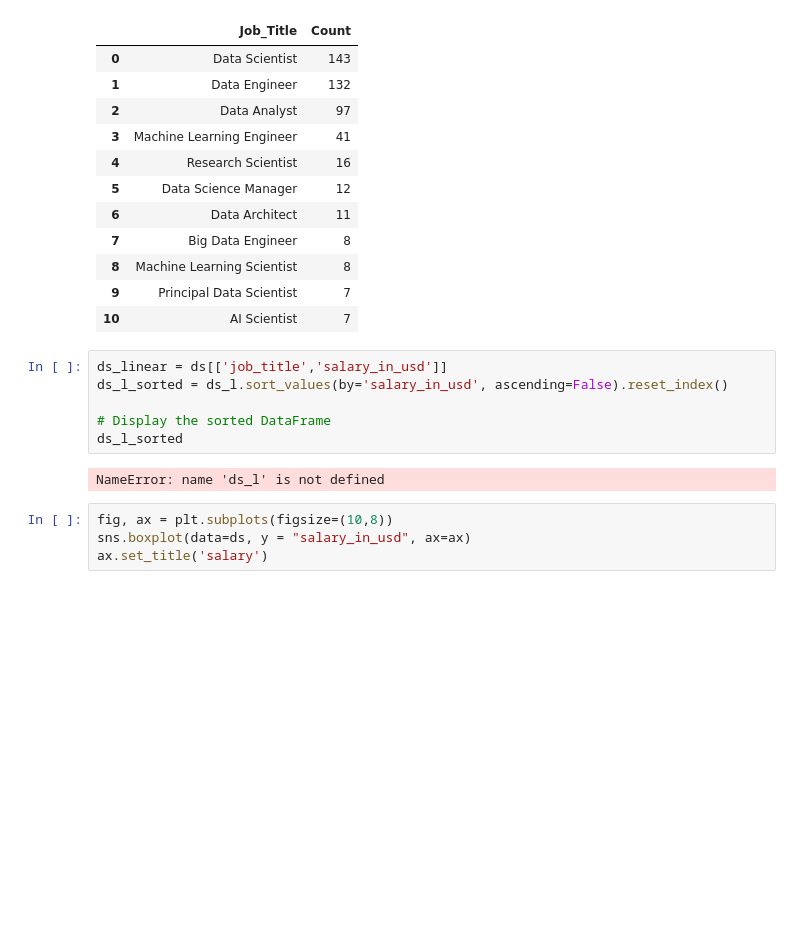
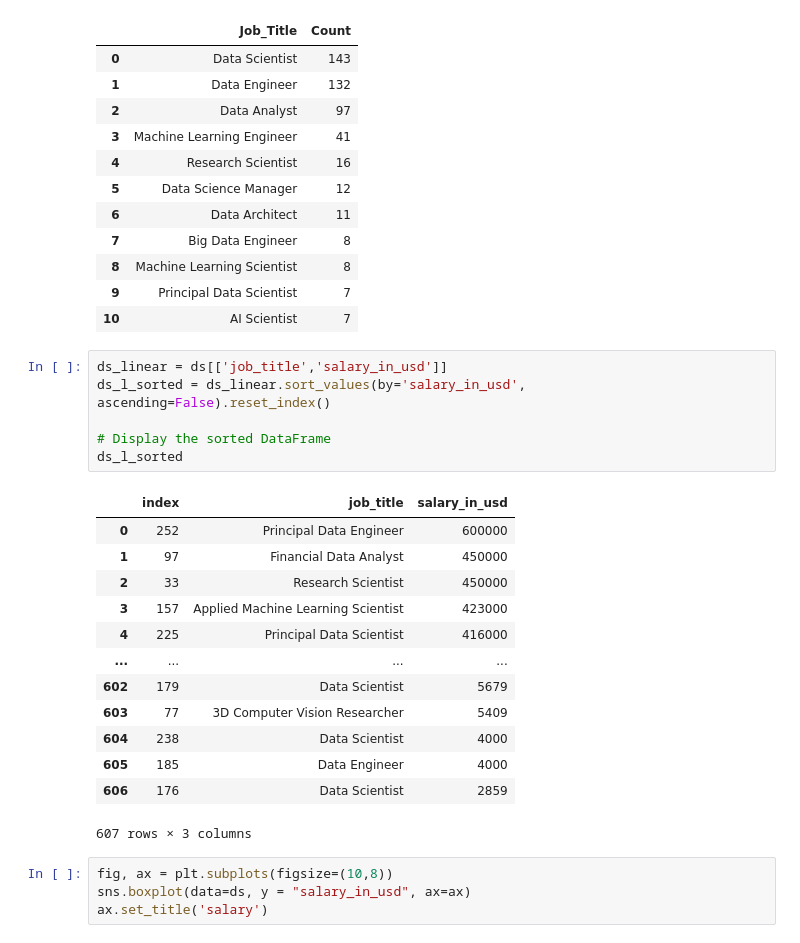
Before and after one commit to ed-gar-k/Phase-2-project, a Jupyter notebook: Untitled.ipynb, the cells around one changed output. Cells and saved outputs as stored; diff of their text form; blank space fills up the shorter version.

```diff
--- a/Untitled.ipynb
+++ b/Untitled.ipynb
@@ -170,12 +170,24 @@ unique_job_titles_df.head(11)
 | 10 | AI Scientist | 7 |
 # %%
 ds_linear = ds[['job_title','salary_in_usd']]
-ds_l_sorted = ds_l.sort_values(by='salary_in_usd', ascending=False).reset_index()
+ds_l_sorted = ds_linear.sort_values(by='salary_in_usd', ascending=False).reset_index()
 
 # Display the sorted DataFrame
 ds_l_sorted
 # %% [output]
+|  | index | job_title | salary_in_usd |
+| 0 | 252 | Principal Data Engineer | 600000 |
+| 1 | 97 | Financial Data Analyst | 450000 |
+| 2 | 33 | Research Scientist | 450000 |
+| 3 | 157 | Applied Machine Learning Scientist | 423000 |
+| 4 | 225 | Principal Data Scientist | 416000 |
+| ... | ... | ... | ... |
+| 602 | 179 | Data Scientist | 5679 |
+| 603 | 77 | 3D Computer Vision Researcher | 5409 |
+| 604 | 238 | Data Scientist | 4000 |
+| 605 | 185 | Data Engineer | 4000 |
+| 606 | 176 | Data Scientist | 2859 |
-NameError: name 'ds_l' is not defined
+607 rows × 3 columns
 # %%
 fig, ax = plt.subplots(figsize=(10,8))
 sns.boxplot(data=ds, y = "salary_in_usd", ax=ax)
```
